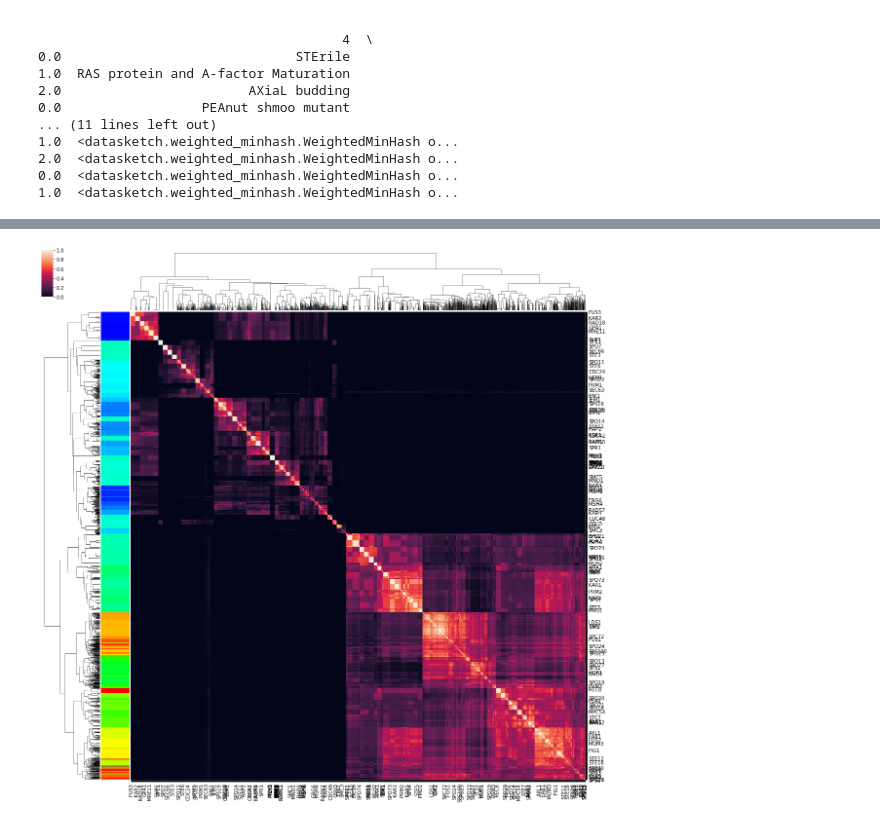
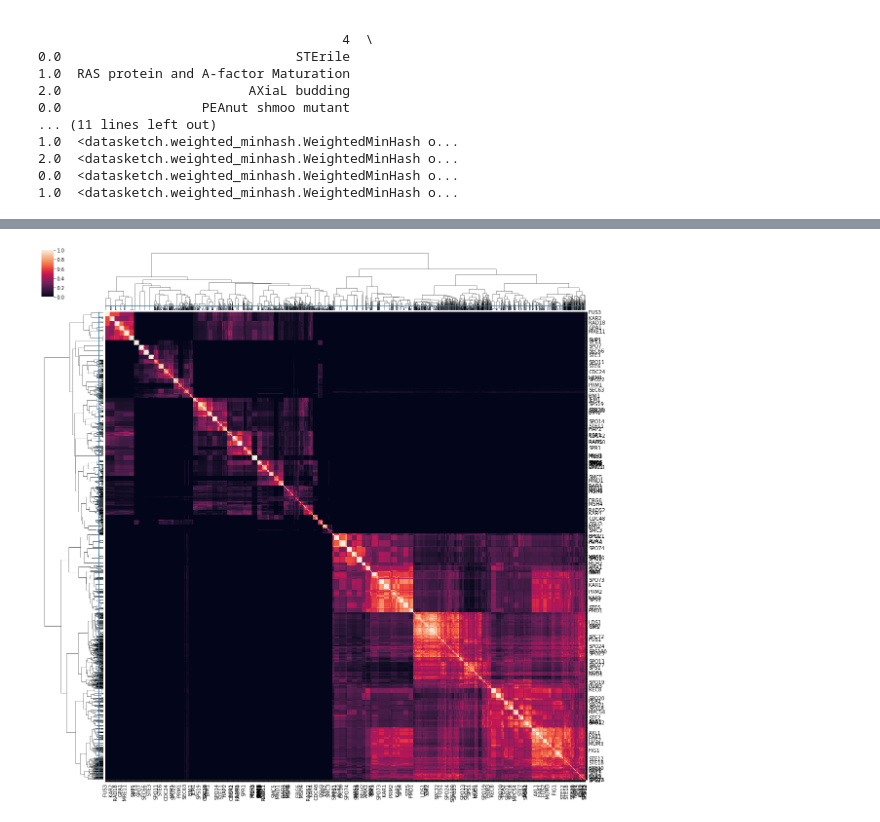
Before and after one commit to DessimozLab/HogProf, a Jupyter notebook: pyprofiler/notebooks/searchEnrich.ipynb, the cells around one changed output, grey strips where cells are left out. Drawn from its saved outputs; the diff is of its cells as text; code cells hidden in the pictures.

```diff
--- a/pyprofiler/notebooks/searchEnrich.ipynb
+++ b/pyprofiler/notebooks/searchEnrich.ipynb
@@ -619,22 +631,26 @@ print(len(profiles))
 # %%
 #lets calculate a new jaccard kernel for all of our search results and queries
 #again we can divide our results into clusters and try to see if each has a functional signature using GO enrichment
-jkern = [ [ h1.jaccard(h2) if i<j else 0 for j,h2 in enumerate(profiles.hashsig) ] for i,h1 in enumerate(profiles.hashsig)]
-jkern = np.asarray(jkern)
-jkern+=jkern.T
-np.fill_diagonal(jkern , 1 )
+jkern3 = [ [ h1.jaccard(h2) if i<j else 0 for j,h2 in enumerate(profiles.hashsig) ] for i,h1 in enumerate(profiles.hashsig)]
+jkern3 = np.asarray(jkern3)
+jkern3+=jkern3.T
+np.fill_diagonal(jkern3 , 1 )
 # %%
-z = scipy.cluster.hierarchy.linkage(jkern, method='average', metric='euclidean')
-clusters = scipy.cluster.hierarchy.fcluster(z, t=0.995, criterion='distance')
-colors = [ c.hex_l for c in red.range_to( blue , len(set(clusters)) ) ]
-colordict2 = dict( zip( list(set(clusters)) , list(colors)))
-rowcolors = [ colordict2[c] for c in clusters]
-g = sns.clustermap( jkern , xticklabels= profiles.name , yticklabels= profiles.name , figsize = (20,20) , row_colors=rowcolors )
-g.ax_row_dendrogram.axvline(.995)
+cutoff = 0.995
+
+z = scipy.cluster.hierarchy.linkage(jkern3, method='average', metric='euclidean')
+clusters = scipy.cluster.hierarchy.fcluster(z, t=cutoff, criterion='distance')
+
+#colors = [ c.hex_l for c in red.range_to( blue , len(set(clusters)) ) ]
+#colordict2 = dict( zip( list(set(clusters)) , list(colors)))
+#rowcolors = [ colordict2[c] for c in clusters]
+g = sns.clustermap( jkern3 , xticklabels= profiles.name , yticklabels= profiles.name , figsize = (20,20)  )
+g.ax_row_dendrogram.axvline(cutoff)
+g.ax_col_dendrogram.axhline(cutoff)
 
 plt.show()
 # %% [output]
-[figure, old version]
+[figure, new version]
 # %%
 #and here we perform our enrichment of each cluster with a query in it
 goares = {}
```
Also changed, not shown: parts of 13 cells of this notebook, 1 other file.
